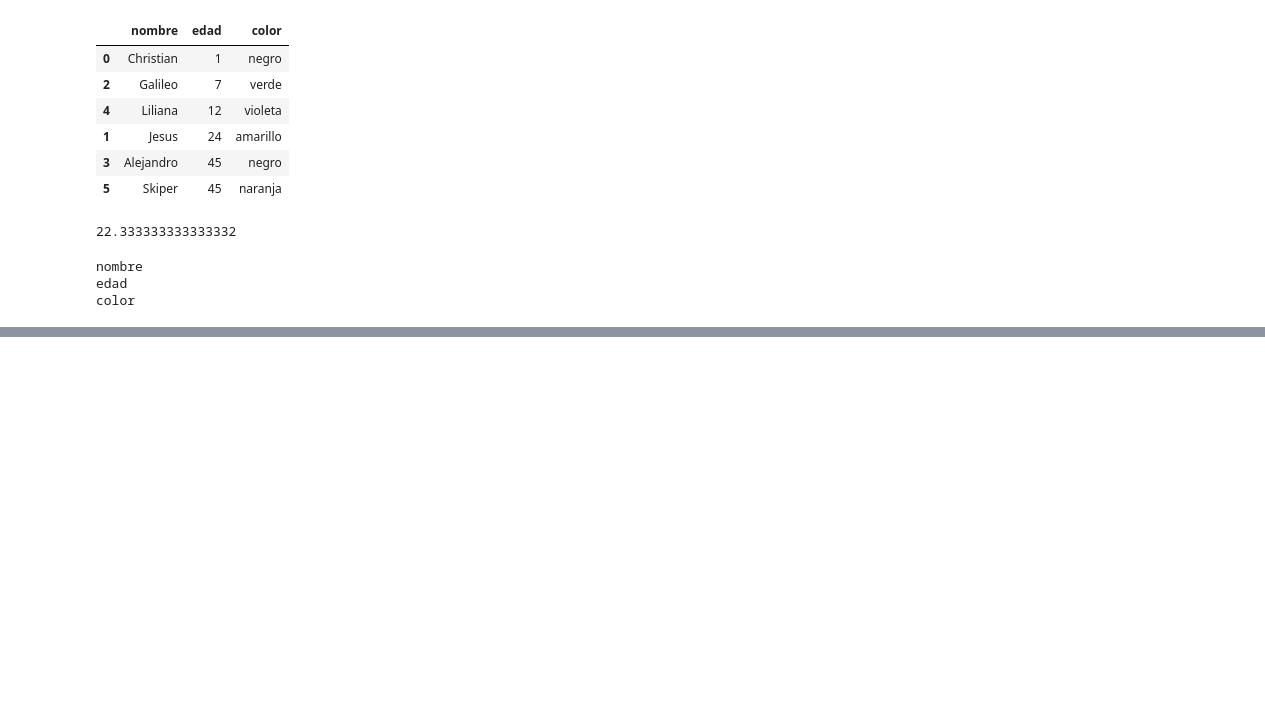
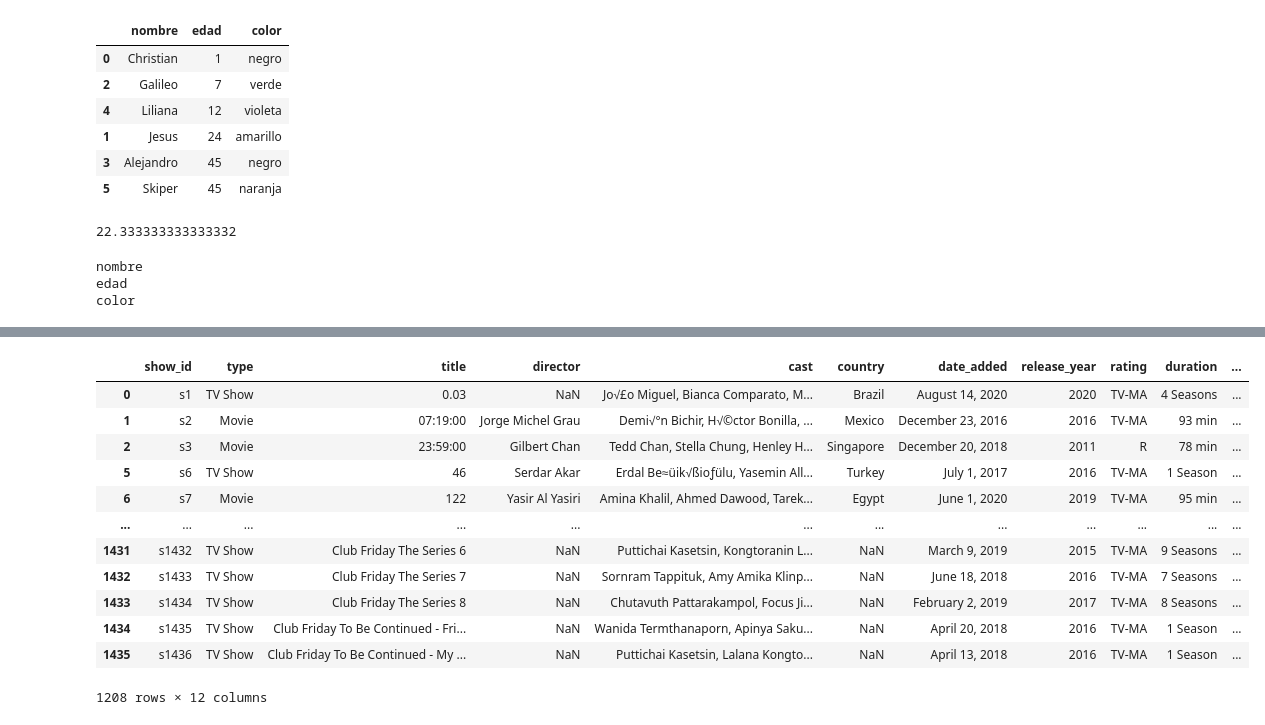
Before and after one commit to CeAcheRistian/Prueba, a Jupyter notebook: notebook.ipynb, the cells around one changed output, grey strips where cells are left out. Drawn from its saved outputs; the diff is of its cells as text; code cells hidden in the pictures; blank space fills up the shorter version.

```diff
--- a/notebook.ipynb
+++ b/notebook.ipynb
@@ -119,2 +120,2 @@ df8 = pd.read_csv("titanic3.csv")
 # %%
-df8.columns
+df9 = pd.read_excel("netflix_titles.xlsx")
@@ -120,0 +172,17 @@ df8.columns
+# %%
+var = df9[df9["release_year"]> 2010]
+var
+# %% [output]
+|  | show_id | type | title | director | cast | country | date_added | release_year | rating | duration | ... |
+| 0 | s1 | TV Show | 0.03 | NaN | Jo√£o Miguel, Bianca Comparato, M... | Brazil | August 14, 2020 | 2020 | TV-MA | 4 Seasons | ... |
+| 1 | s2 | Movie | 07:19:00 | Jorge Michel Grau | Demi√°n Bichir, H√©ctor Bonilla, ... | Mexico | December 23, 2016 | 2016 | TV-MA | 93 min | ... |
+| 2 | s3 | Movie | 23:59:00 | Gilbert Chan | Tedd Chan, Stella Chung, Henley H... | Singapore | December 20, 2018 | 2011 | R | 78 min | ... |
+| 5 | s6 | TV Show | 46 | Serdar Akar | Erdal Be≈üik√ßioƒülu, Yasemin All... | Turkey | July 1, 2017 | 2016 | TV-MA | 1 Season | ... |
+| 6 | s7 | Movie | 122 | Yasir Al Yasiri | Amina Khalil, Ahmed Dawood, Tarek... | Egypt | June 1, 2020 | 2019 | TV-MA | 95 min | ... |
+| ... | ... | ... | ... | ... | ... | ... | ... | ... | ... | ... | ... |
+| 1431 | s1432 | TV Show | Club Friday The Series 6 | NaN | Puttichai Kasetsin, Kongtoranin L... | NaN | March 9, 2019 | 2015 | TV-MA | 9 Seasons | ... |
+| 1432 | s1433 | TV Show | Club Friday The Series 7 | NaN | Sornram Tappituk, Amy Amika Klinp... | NaN | June 18, 2018 | 2016 | TV-MA | 7 Seasons | ... |
+| 1433 | s1434 | TV Show | Club Friday The Series 8 | NaN | Chutavuth Pattarakampol, Focus Ji... | NaN | February 2, 2019 | 2017 | TV-MA | 8 Seasons | ... |
+| 1434 | s1435 | TV Show | Club Friday To Be Continued - Fri... | NaN | Wanida Termthanaporn, Apinya Saku... | NaN | April 20, 2018 | 2016 | TV-MA | 1 Season | ... |
+| 1435 | s1436 | TV Show | Club Friday To Be Continued - My ... | NaN | Puttichai Kasetsin, Lalana Kongto... | NaN | April 13, 2018 | 2016 | TV-MA | 1 Season | ... |
+1208 rows × 12 columns
```
Also changed, not shown: parts of 7 cells of this notebook.
